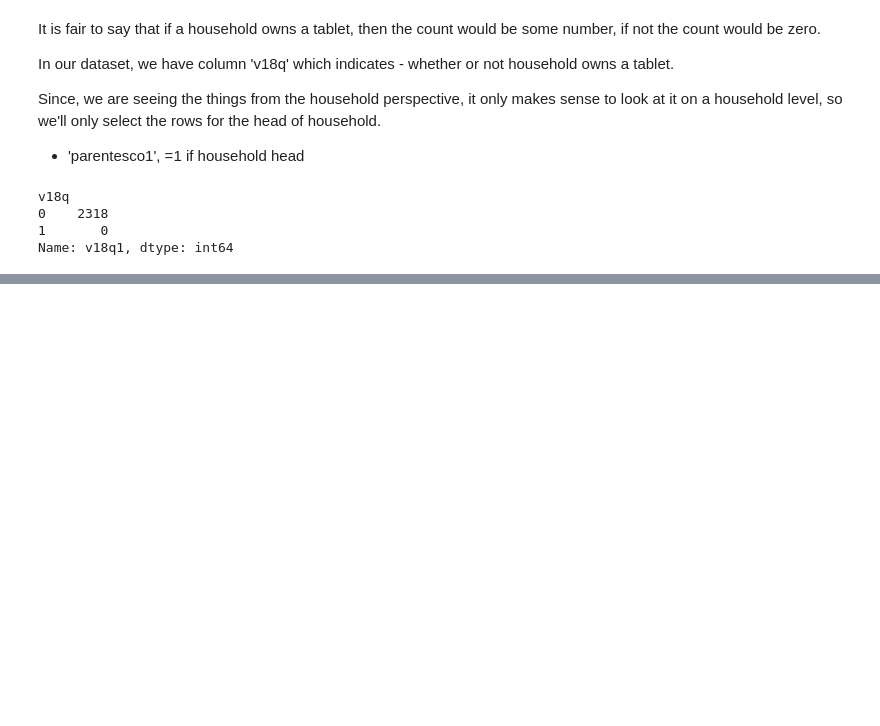
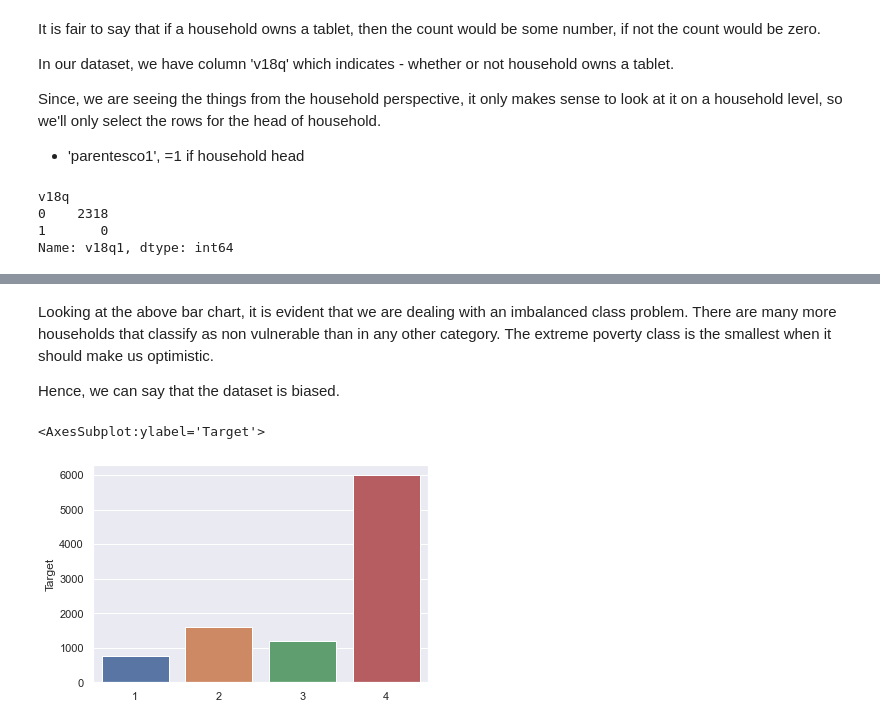
Before and after one commit to avinash-03/Python, a Jupyter notebook: 13_Notebooks/kaggle_exploration.ipynb, the cells around one changed output, grey strips where cells are left out. Drawn from its saved outputs; the diff is of its cells as text; code cells hidden in the pictures; blank space fills up the shorter version.

```diff
--- a/13_Notebooks/kaggle_exploration.ipynb
+++ b/13_Notebooks/kaggle_exploration.ipynb
@@ -546,0 +707,21 @@ Name: v18q1, dtype: int64
+# %%
+import plotly.graph_objs as go
+from plotly.offline import iplot
+
+
+target = train_df['Target'].value_counts().to_frame()
+levels = ['NonVulnerable','Moderate Poverty','vulnerable','Extereme Poverty']
+trace = go.Bar(y=target.Target,x=levels,marker=dict(color='orange',opacity=0.6))
+layout = dict(title="Household Poverty Levels",margin=dict(l=200),width=800,height=400)
+data = [trace]
+fig = go.Figure(data=data,layout=layout)
+iplot(fig)
+# %% [markdown]
+Looking at the above bar chart, it is evident that we are dealing with an imbalanced class problem. There are many more households that classify as non vulnerable than in any other category. The extreme poverty class is the smallest when it should make us optimistic.
+
+Hence, we can say that the dataset is biased.
+# %%
+sns.barplot(x=target.index,y=target.Target)
+# %% [output]
+<AxesSubplot:ylabel='Target'>
+[figure, added]
```
Also changed, not shown: parts of 72 cells of this notebook.
